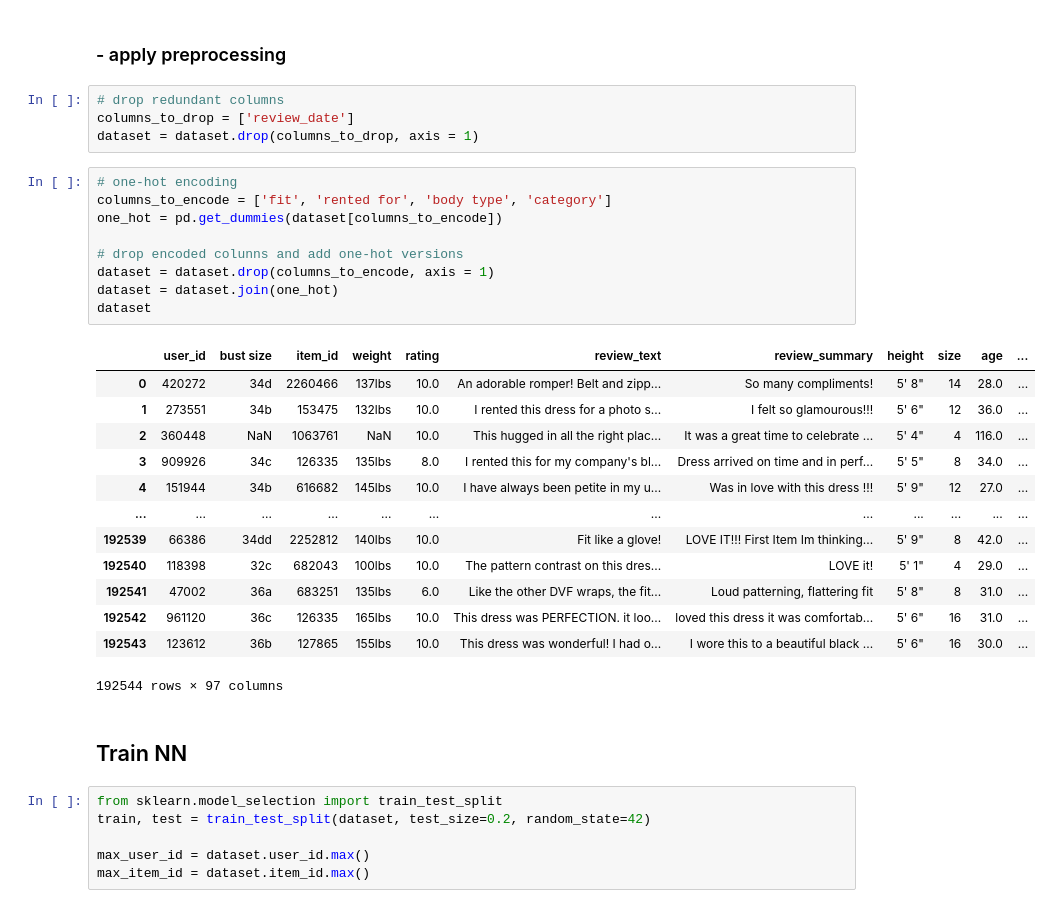
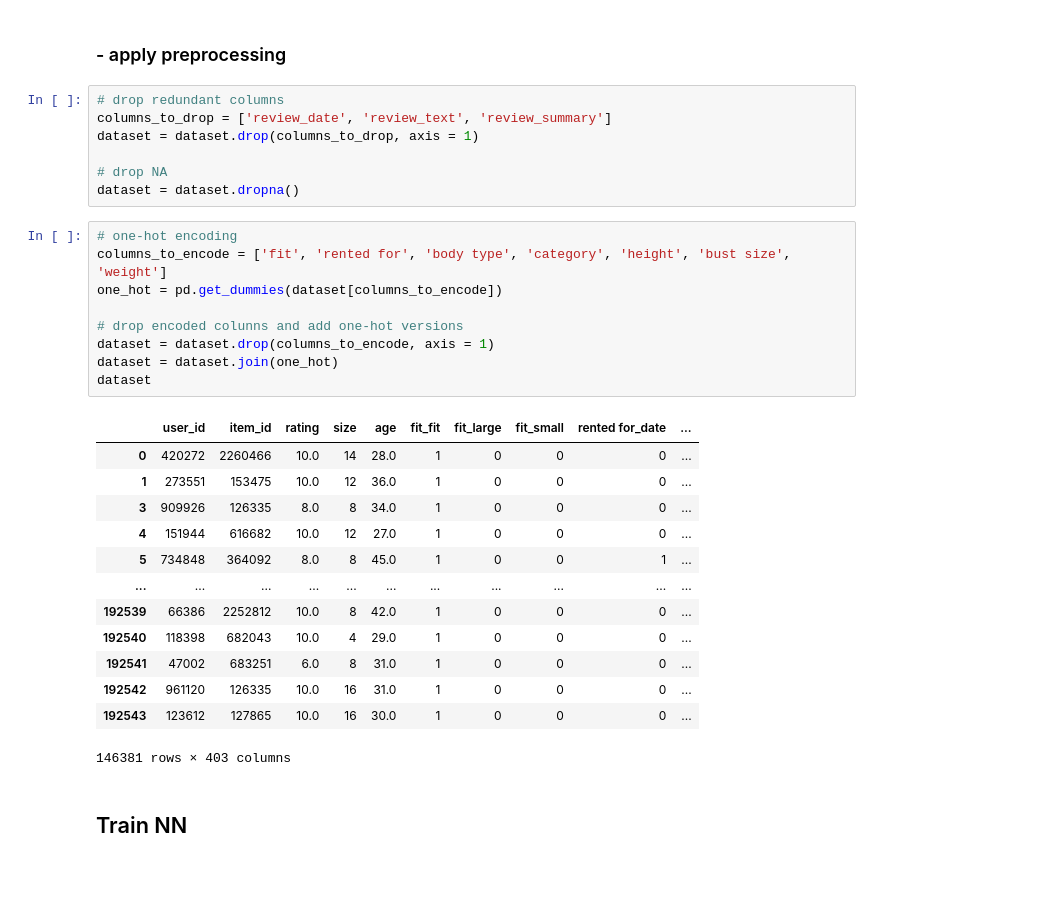
Before and after one commit to pazamelin/recommender_system_sample, a Jupyter notebook: clothing_fit.ipynb, the cells around one changed output. Saved outputs shown, nothing was run; the diff lists cells and outputs as text; blank space fills up the shorter version.

```diff
--- a/clothing_fit.ipynb
+++ b/clothing_fit.ipynb
@@ -54,36 +54,33 @@ dataset
 ### - apply preprocessing
 # %%
 # drop redundant columns
-columns_to_drop = ['review_date']
+columns_to_drop = ['review_date', 'review_text', 'review_summary']
 dataset = dataset.drop(columns_to_drop, axis = 1)
+
+# drop NA
+dataset = dataset.dropna()
 # %%
 # one-hot encoding
-columns_to_encode = ['fit', 'rented for', 'body type', 'category']
+columns_to_encode = ['fit', 'rented for', 'body type', 'category', 'height', 'bust size', 'weight']
 one_hot = pd.get_dummies(dataset[columns_to_encode])
 
 # drop encoded colunns and add one-hot versions
 dataset = dataset.drop(columns_to_encode, axis = 1)
 dataset = dataset.join(one_hot)
 dataset
 # %% [output]
-|  | user_id | bust size | item_id | weight | rating | review_text | review_summary | height | size | age | ... |
-| 0 | 420272 | 34d | 2260466 | 137lbs | 10.0 | An adorable romper! Belt and zipp... | So many compliments! | 5' 8" | 14 | 28.0 | ... |
-| 1 | 273551 | 34b | 153475 | 132lbs | 10.0 | I rented this dress for a photo s... | I felt so glamourous!!! | 5' 6" | 12 | 36.0 | ... |
-| 2 | 360448 | NaN | 1063761 | NaN | 10.0 | This hugged in all the right plac... | It was a great time to celebrate ... | 5' 4" | 4 | 116.0 | ... |
-| 3 | 909926 | 34c | 126335 | 135lbs | 8.0 | I rented this for my company's bl... | Dress arrived on time and in perf... | 5' 5" | 8 | 34.0 | ... |
-| 4 | 151944 | 34b | 616682 | 145lbs | 10.0 | I have always been petite in my u... | Was in love with this dress !!! | 5' 9" | 12 | 27.0 | ... |
-| ... | ... | ... | ... | ... | ... | ... | ... | ... | ... | ... | ... |
-| 192539 | 66386 | 34dd | 2252812 | 140lbs | 10.0 | Fit like a glove! | LOVE IT!!! First Item Im thinking... | 5' 9" | 8 | 42.0 | ... |
-| 192540 | 118398 | 32c | 682043 | 100lbs | 10.0 | The pattern contrast on this dres... | LOVE it! | 5' 1" | 4 | 29.0 | ... |
-| 192541 | 47002 | 36a | 683251 | 135lbs | 6.0 | Like the other DVF wraps, the fit... | Loud patterning, flattering fit | 5' 8" | 8 | 31.0 | ... |
-| 192542 | 961120 | 36c | 126335 | 165lbs | 10.0 | This dress was PERFECTION. it loo... | loved this dress it was comfortab... | 5' 6" | 16 | 31.0 | ... |
-| 192543 | 123612 | 36b | 127865 | 155lbs | 10.0 | This dress was wonderful! I had o... | I wore this to a beautiful black ... | 5' 6" | 16 | 30.0 | ... |
+|  | user_id | item_id | rating | size | age | fit_fit | fit_large | fit_small | rented for_date | ... |
+| 0 | 420272 | 2260466 | 10.0 | 14 | 28.0 | 1 | 0 | 0 | 0 | ... |
+| 1 | 273551 | 153475 | 10.0 | 12 | 36.0 | 1 | 0 | 0 | 0 | ... |
+| 3 | 909926 | 126335 | 8.0 | 8 | 34.0 | 1 | 0 | 0 | 0 | ... |
+| 4 | 151944 | 616682 | 10.0 | 12 | 27.0 | 1 | 0 | 0 | 0 | ... |
+| 5 | 734848 | 364092 | 8.0 | 8 | 45.0 | 1 | 0 | 0 | 1 | ... |
+| ... | ... | ... | ... | ... | ... | ... | ... | ... | ... | ... |
+| 192539 | 66386 | 2252812 | 10.0 | 8 | 42.0 | 1 | 0 | 0 | 0 | ... |
+| 192540 | 118398 | 682043 | 10.0 | 4 | 29.0 | 1 | 0 | 0 | 0 | ... |
+| 192541 | 47002 | 683251 | 6.0 | 8 | 31.0 | 1 | 0 | 0 | 0 | ... |
+| 192542 | 961120 | 126335 | 10.0 | 16 | 31.0 | 1 | 0 | 0 | 0 | ... |
+| 192543 | 123612 | 127865 | 10.0 | 16 | 30.0 | 1 | 0 | 0 | 0 | ... |
-192544 rows × 97 columns
+146381 rows × 403 columns
 # %% [markdown]
 ## Train NN
-# %%
-from sklearn.model_selection import train_test_split
-train, test = train_test_split(dataset, test_size=0.2, random_state=42)
-
-max_user_id = dataset.user_id.max()
-max_item_id = dataset.item_id.max()
```
Also changed, not shown: parts of 13 cells of this notebook.
